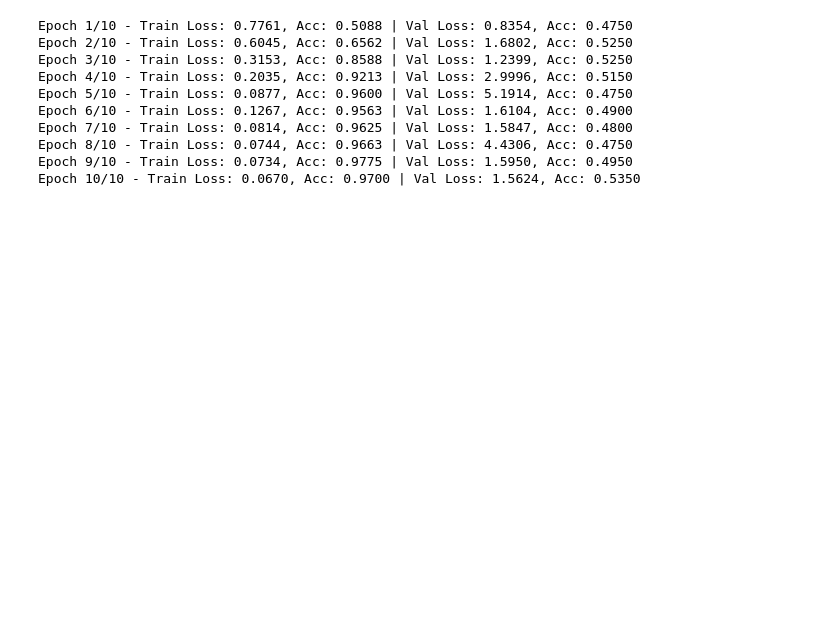
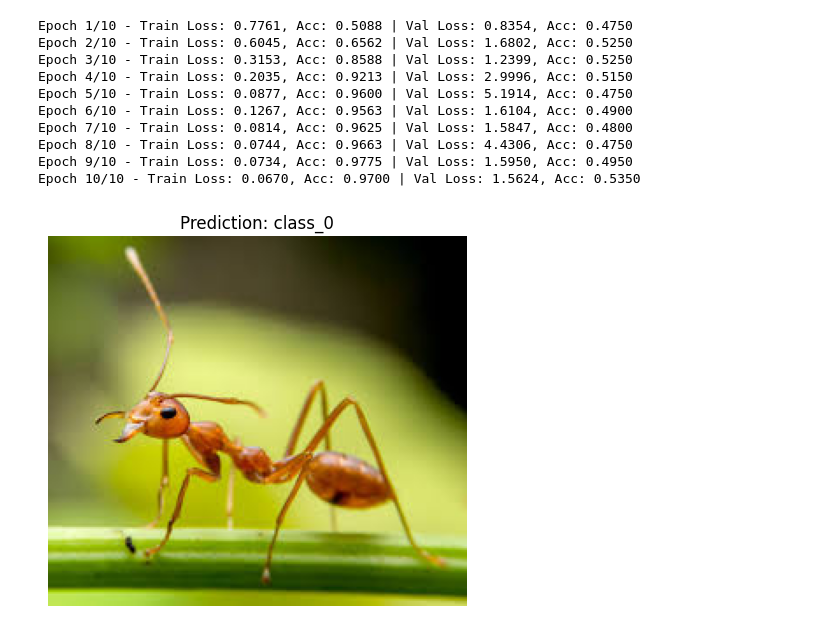
Before and after one commit to Cloudydesuu/AITrainnning, a Jupyter notebook: _downloads/74249e7f9f1f398f57ccd094a4f3021b/transfer_learning_tutorial.ipynb, the cells around one changed output. Drawn from its saved outputs; the diff is of its cells as text; code cells hidden in the pictures; blank space fills up the shorter version.

```diff
--- a/_downloads/74249e7f9f1f398f57ccd094a4f3021b/transfer_learning_tutorial.ipynb
+++ b/_downloads/74249e7f9f1f398f57ccd094a4f3021b/transfer_learning_tutorial.ipynb
@@ -156,0 +159,57 @@ Epoch 10/10 - Train Loss: 0.0670, Acc: 0.9700 | Val Loss: 1.5624, Acc: 0.5350
+# %%
+import base64
+from io import BytesIO
+from PIL import Image
+import matplotlib.pyplot as plt
+
+
+# Chuỗi base64 (rút gọn để minh họa)
+image_base64 = "embedded-picture"
+
+# Tách phần dữ liệu base64
+base64_data = image_base64.split(",")[1]
+image_data = base64.b64decode(base64_data)
+image = Image.open(BytesIO(image_data)).convert("RGB")
+
+# Hàm dự đoán nhãn của hình ảnh
+def predict_image(model, image, transform, class_names):
+    model.eval()
+    image = transform(image).unsqueeze(0).to(device)
+    with torch.no_grad():
+        outputs = model(image)
+        _, preds = torch.max(outputs, 1)
+    return class_names[preds[0]]
+
+# Hàm hiển thị hình ảnh cùng với dự đoán
+def show_image_with_prediction(image, prediction):
+    plt.imshow(image)
+    plt.title(f'Prediction: {prediction}')
+    plt.axis('off')
+    plt.show()
+
+
+image = Image.open(BytesIO(image_data)).convert("RGB")  # Đã có sẵn trong code
+
+
+# Định nghĩa các phép biến đổi cho hình ảnh
+transform = transforms.Compose([
+    transforms.Resize((224, 224)),
+    transforms.ToTensor(),
+    transforms.Normalize([0.485, 0.456, 0.406], [0.229, 0.224, 0.225])
+])
+
+# Danh sách tên các lớp (cập nhật theo mô hình của bạn)
+class_names = ['class_0', 'class_1']
+
+# Tải mô hình đã huấn luyện
+model = Model(backbone='resnet18', n_classes=len(class_names))
+model.load_state_dict(torch.load('trained_model.pth'))
+model = model.to(device)
+
+# Dự đoán nhãn của hình ảnh
+prediction = predict_image(model, image, transform, class_names)
+
+# Hiển thị hình ảnh cùng với dự đoán
+show_image_with_prediction(image, prediction)
+# %% [output]
+[figure, added]
```
Also changed, not shown: parts of 1 cell of this notebook.
